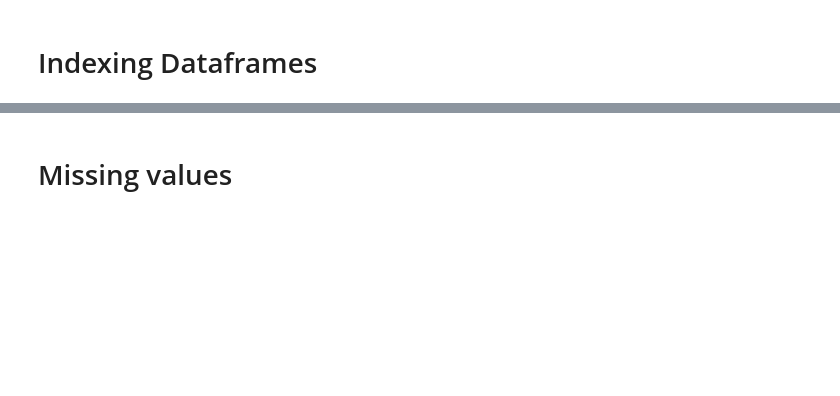
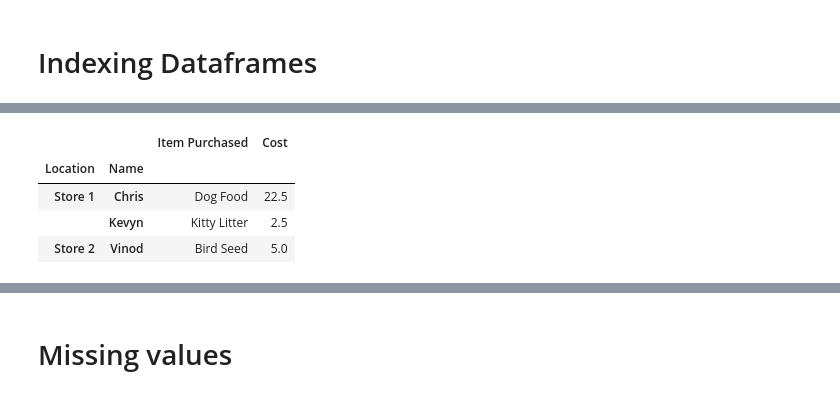
Before and after one commit to jonr10/basics_week1, a Jupyter notebook: Week 2.ipynb, the cells around one changed output, grey strips where cells are left out. Drawn from its saved outputs; the diff is of its cells as text; code cells hidden in the pictures; blank space fills up the shorter version.

```diff
--- a/Week 2.ipynb
+++ b/Week 2.ipynb
@@ -650,0 +753,9 @@ df.loc[ [('Michigan', 'Washtenaw County'),
+# %%
+df_test = df_test.set_index(['Location', 'Name'])
+df_test
+# %% [output]
+|  |  | Item Purchased | Cost |
+| Location | Name |  |  |
+| Store 1 | Chris | Dog Food | 22.5 |
+|  | Kevyn | Kitty Litter | 2.5 |
+| Store 2 | Vinod | Bird Seed | 5.0 |
```
Also changed, not shown: parts of 17 cells of this notebook.
